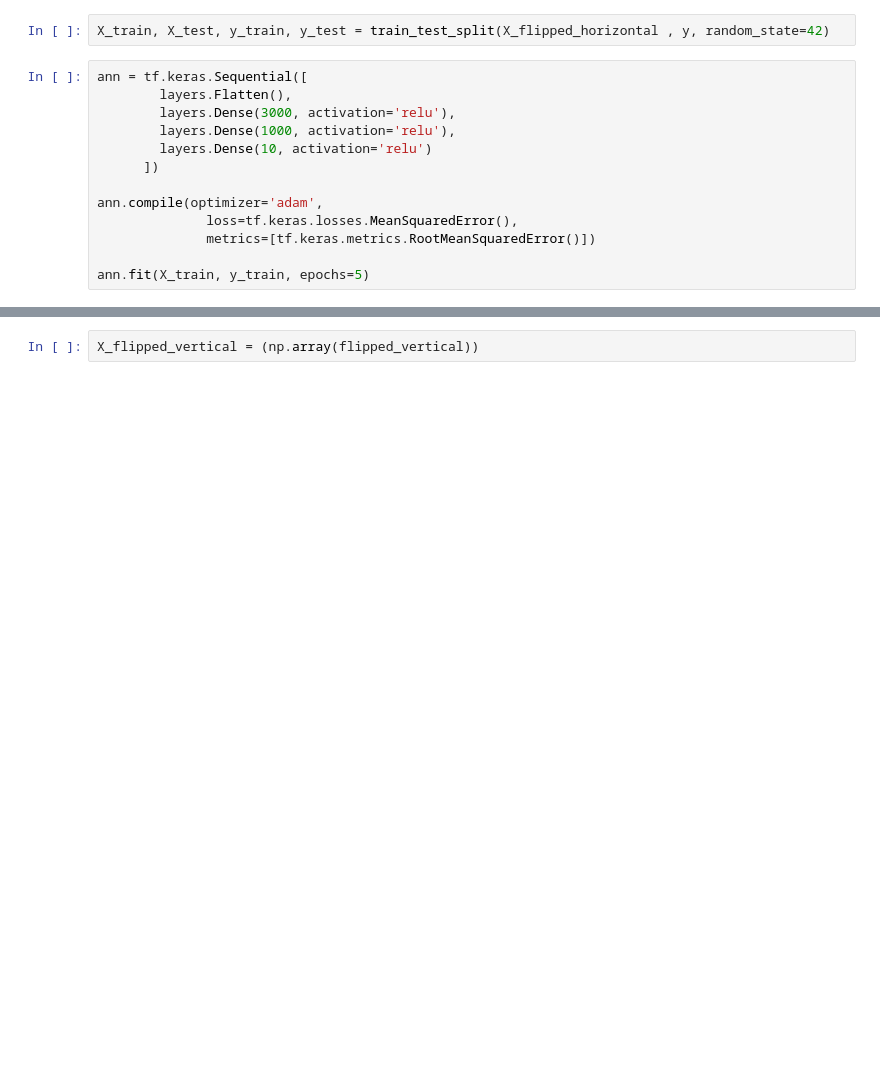
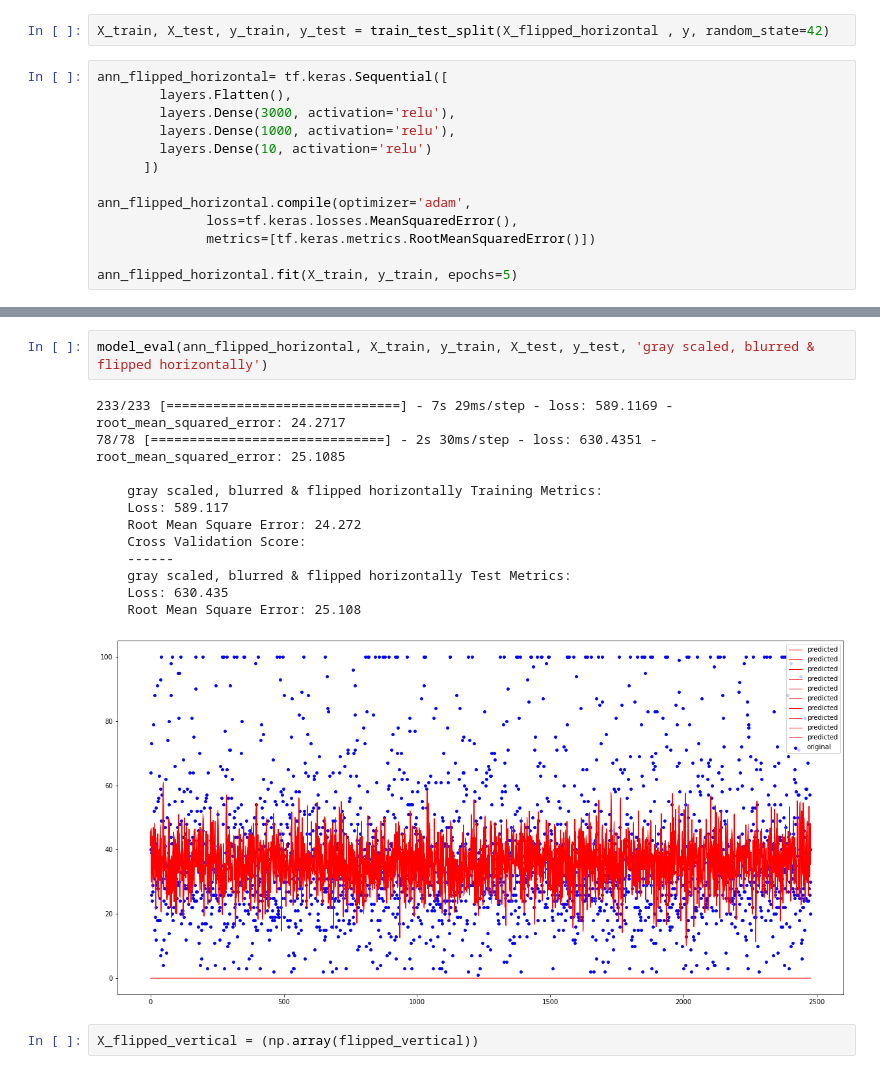
Before and after one commit to stevenaddison/Pet-Pawpularity, a Jupyter notebook: aisha_notebook.ipynb, the cells around one changed output, grey strips where cells are left out. Drawn from its saved outputs; the diff is of its cells as text; blank space fills up the shorter version.

```diff
--- a/aisha_notebook.ipynb
+++ b/aisha_notebook.ipynb
@@ -228,17 +290,17 @@ X_flipped_horizontal = (np.array(flipped_horizontal))
 # %%
 X_train, X_test, y_train, y_test = train_test_split(X_flipped_horizontal , y, random_state=42)
 # %%
-ann = tf.keras.Sequential([
+ann_flipped_horizontal= tf.keras.Sequential([
         layers.Flatten(),
         layers.Dense(3000, activation='relu'),
         layers.Dense(1000, activation='relu'),
         layers.Dense(10, activation='relu')
       ])
 
-ann.compile(optimizer='adam',
+ann_flipped_horizontal.compile(optimizer='adam',
               loss=tf.keras.losses.MeanSquaredError(),
               metrics=[tf.keras.metrics.RootMeanSquaredError()])
 
-ann.fit(X_train, y_train, epochs=5)
+ann_flipped_horizontal.fit(X_train, y_train, epochs=5)
 # %% [output]
 Epoch 1/5
@@ -254,4 +316,19 @@ Epoch 5/5
 <keras.callbacks.History at 0x...>
+# %%
+model_eval(ann_flipped_horizontal, X_train, y_train, X_test, y_test, 'gray scaled, blurred & flipped horizontally')
+# %% [output]
+233/233 [==============================] - 7s 29ms/step - loss: 589.1169 - root_mean_squared_error: 24.2717
+78/78 [==============================] - 2s 30ms/step - loss: 630.4351 - root_mean_squared_error: 25.1085
+
+    gray scaled, blurred & flipped horizontally Training Metrics:
+    Loss: 589.117
+    Root Mean Square Error: 24.272
+    Cross Validation Score:
+    ------
+    gray scaled, blurred & flipped horizontally Test Metrics:
+    Loss: 630.435
+    Root Mean Square Error: 25.108
+[figure, added]
 # %%
 X_flipped_vertical = (np.array(flipped_vertical))
 # %%
```
Also changed, not shown: parts of 9 cells of this notebook.
